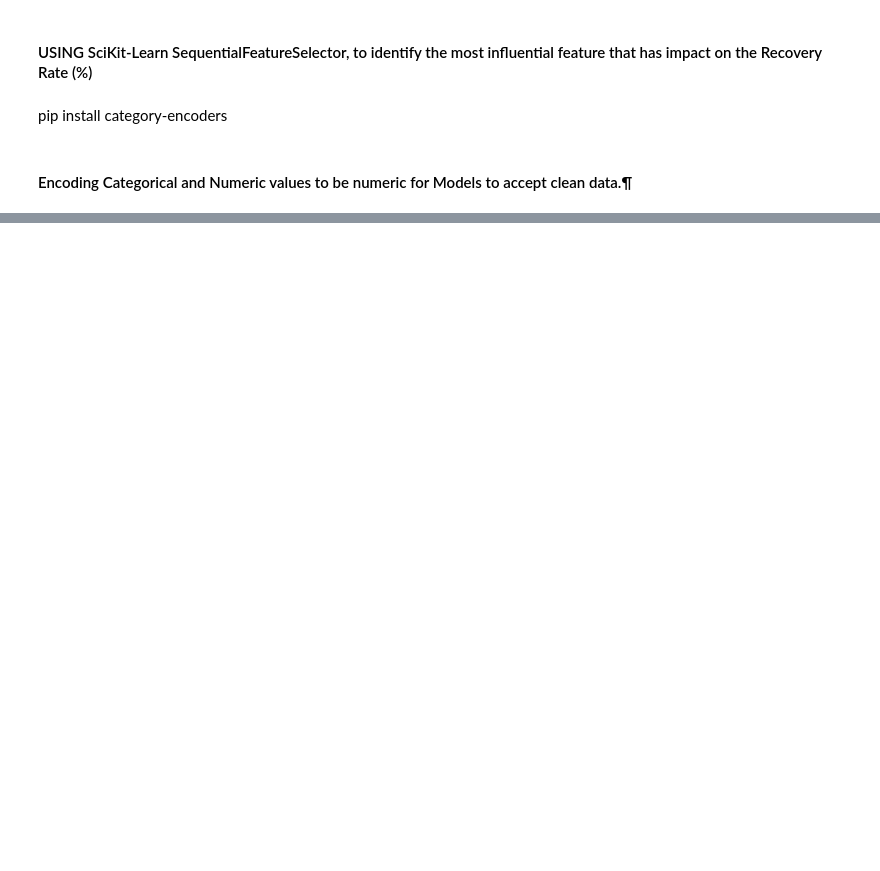
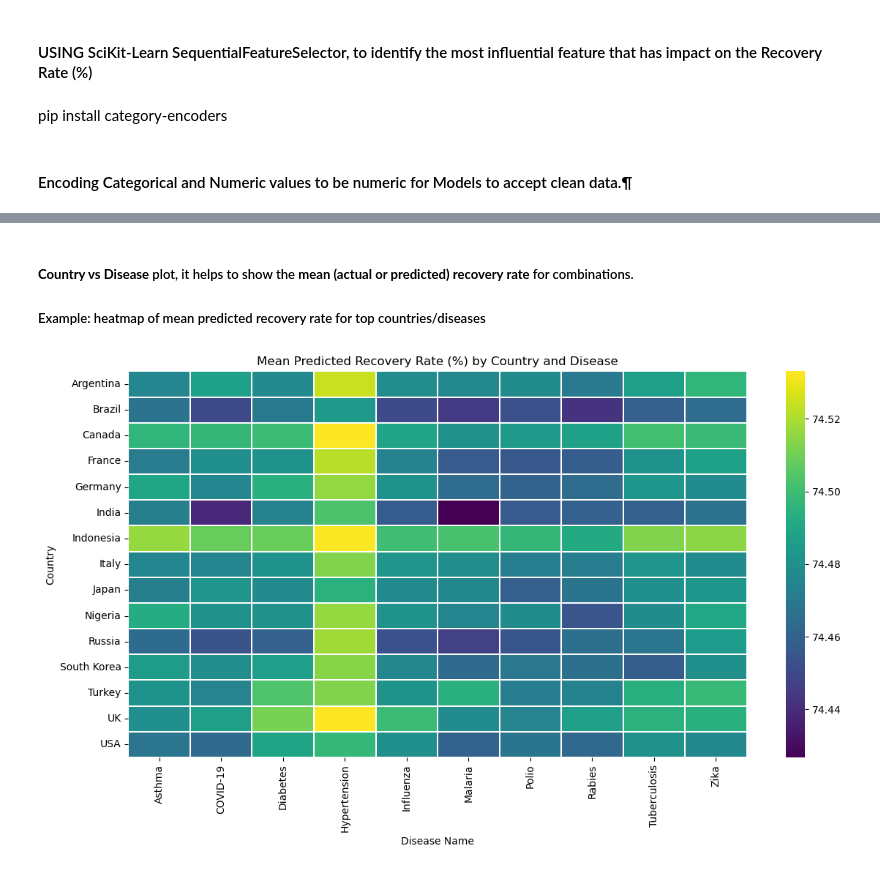
Before and after one commit to sganesan64/Capstone-Healthcare, a Jupyter notebook: Capstone_WorlHealthcare.ipynb, the cells around one changed output, grey strips where cells are left out. Cells and saved outputs as stored; diff of their text form; code cells hidden in the pictures; blank space fills up the shorter version.

```diff
--- a/Capstone_WorlHealthcare.ipynb
+++ b/Capstone_WorlHealthcare.ipynb
@@ -395,0 +571,30 @@ It became obvious that the features ,
+# %% [markdown]
+##### **Country vs Disease** plot, it helps to show the **mean (actual or predicted) recovery rate** for combinations.
+##### Example: heatmap of mean predicted recovery rate for top countries/diseases
+# %%
+import seaborn as sns
+import matplotlib.pyplot as plt
+
+# Use results with predicted
+heat = results.copy()
+
+# pick most frequent diseases/countries to keep chart readable
+top_countries = heat["Country"].value_counts().head(15).index
+top_diseases = heat["Disease Name"].value_counts().head(10).index
+
+heat_small = heat[heat["Country"].isin(top_countries) & heat["Disease Name"].isin(top_diseases)]
+
+pivot = heat_small.pivot_table(
+    index="Country",
+    columns="Disease Name",
+    values="Predicted Recovery Rate (%)",   # or "Actual Recovery Rate (%)"
+    aggfunc="mean"
+)
+
+plt.figure(figsize=(12, 7))
+sns.heatmap(pivot, cmap="viridis", linewidths=0.3)
+plt.title("Mean Predicted Recovery Rate (%) by Country and Disease")
+plt.tight_layout()
+plt.show()
+# %% [output]
+[figure, added]
```
Also changed, not shown: parts of 35 cells of this notebook.
